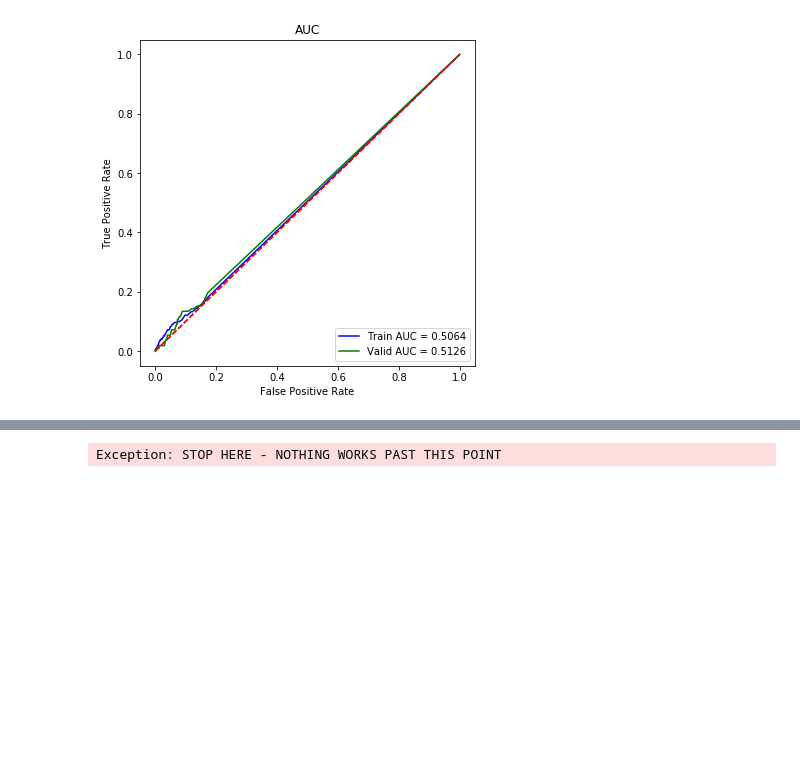
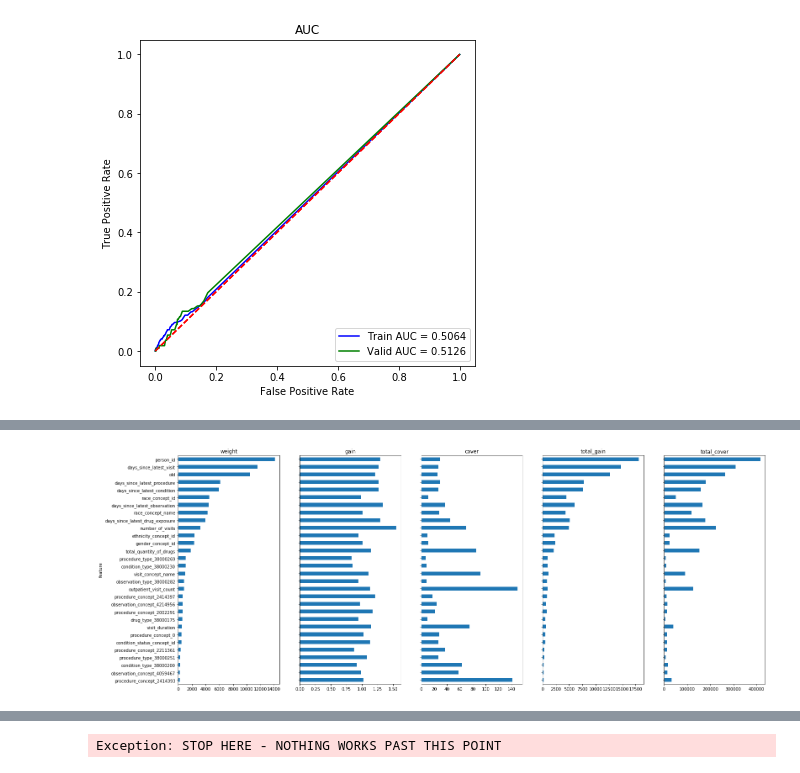
Before and after one commit to romirmoza/omop-cdm-postgresql, a Jupyter notebook: XGB_model_4.ipynb, the cells around one changed output, grey strips where cells are left out. Cells and saved outputs as stored; diff of their text form; code cells hidden in the pictures; blank space fills up the shorter version.

```diff
--- a/XGB_model_4.ipynb
+++ b/XGB_model_4.ipynb
@@ -667,0 +714,8 @@ buildROC(y_valid, valid_preds, label='Valid', color='g')
+# %%
+fig, axs = plt.subplots(1, len(importance_types), sharey=True, figsize=(len(importance_types)*5,10))
+for idx, i in enumerate(importance_types):
+    importance[i][:30].plot.barh(title=i, ax=axs[idx])
+    axs[idx].invert_yaxis()
+plt.show()
+# %% [output]
+[figure, added]
```
Also changed, not shown: parts of 14 cells of this notebook.
